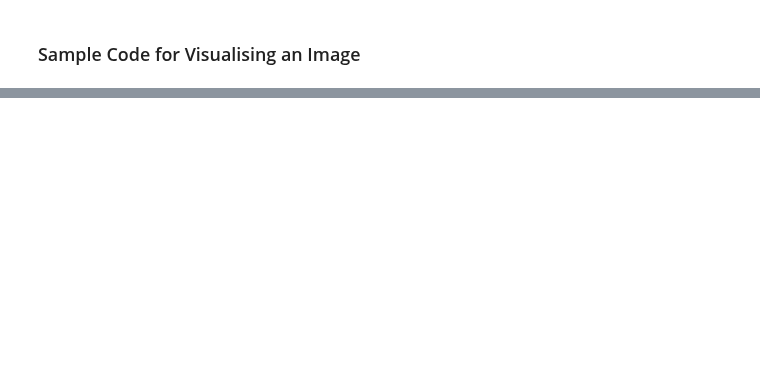
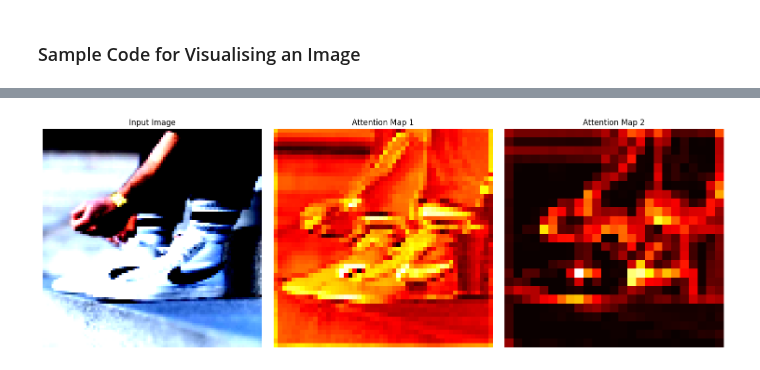
Before and after one commit to adampotton/Cognitive_AI_CW, a Jupyter notebook: Q2D.ipynb, the cells around one changed output, grey strips where cells are left out. Saved outputs shown, nothing was run; the diff lists cells and outputs as text; code cells hidden in the pictures; blank space fills up the shorter version.

```diff
--- a/Q2D.ipynb
+++ b/Q2D.ipynb
@@ -73,0 +58,18 @@ test_loader = DataLoader(test_dataset, batch_size=batch_size, shuffle=False)
+# %%
+img_size = img_size_div4 * 4
+
+transform = transforms.Compose([ # Define training augmentation and tarnsformations
+    transforms.Resize((img_size, img_size)),
+    transforms.ToTensor(),
+    transforms.Normalize(mean=[0.485, 0.456, 0.406], std=[0.229, 0.224, 0.225])
+])
+
+# Define paths to your train and test directories
+train_dir = '/content/drive/MyDrive/Cognitive_AI/shoes/train'
+test_dir = '/content/drive/MyDrive/Cognitive_AI/shoes/test'
+
+batch_size = 8
+train_dataset = datasets.ImageFolder(root=train_dir, transform=transform) # Load datasets using ImageFolder
+test_dataset = datasets.ImageFolder(root=test_dir, transform=transform)
+train_loader = DataLoader(train_dataset, batch_size=batch_size, shuffle=True) # Create DataLoader for batching
+test_loader = DataLoader(test_dataset, batch_size=batch_size, shuffle=False)
@@ -89,7 +93,7 @@ for epoch in range(num_epochs):
 
     for images, labels in train_loader: # Loop through images and labels to train
         optimizer.zero_grad()
-        output = model(images)
+        output,_,_ = model(images)
 
         loss = criterion(output, labels)
         running_loss += loss.item()
@@ -160,0 +137,46 @@ plt.show()
+# %%
+def visualize_attention(model, image, class_names):
+    # Ensure the image has the right shape (e.g., 3x100x100)
+    image = image.unsqueeze(0)  # Add batch dimension if needed (batch size of 1)
+
+    # Forward pass through the model
+    output, attn1_weights, attn2_weights = model(image)
+
+    # Convert the attention weights to the same shape as the feature map
+    # Assuming attn1_weights and attn2_weights are of shape (batch_size, channels, H, W)
+    attn1_map = attn1_weights.squeeze().cpu().detach().numpy()  # Remove batch dim and convert to NumPy
+    attn2_map = attn2_weights.squeeze().cpu().detach().numpy()
+
+    # Normalize the attention maps to [0, 1] for visualization
+    attn1_map = (attn1_map - attn1_map.min()) / (attn1_map.max() - attn1_map.min())
+    attn2_map = (attn2_map - attn2_map.min()) / (attn2_map.max() - attn2_map.min())
+
+    # Visualize the attention maps
+    fig, axes = plt.subplots(1, 3, figsize=(15, 5))
+
+
+    image_np = image.squeeze().permute(1, 2, 0).cpu().detach().numpy() # Plot the original image
+    axes[0].imshow(image_np)
+    axes[0].set_title('Input Image')
+    axes[0].axis('off')
+
+    axes[1].imshow(attn1_map, cmap='hot') # Plot attention map 1
+    axes[1].set_title('Attention Map 1')
+    axes[1].axis('off')
+
+    axes[2].imshow(attn2_map, cmap='hot') # Plot attention map 2
+    axes[2].set_title('Attention Map 2')
+    axes[2].axis('off')
+
+    plt.tight_layout()
+    plt.show()
+
+
+class_names = ["Nike", "Adidas", "Converse"]  # Update with your actual class names
+
+# Get an image from the DataLoader (for example, the first image in the batch)
+image, label = next(iter(train_loader))
+
+# Visualize the attention maps for this image
+visualize_attention(model, image[0], class_names)
+# %% [output]
@@ -160,0 +184 @@ plt.show()
+[figure, added]
```
Also changed, not shown: parts of 9 cells of this notebook.
